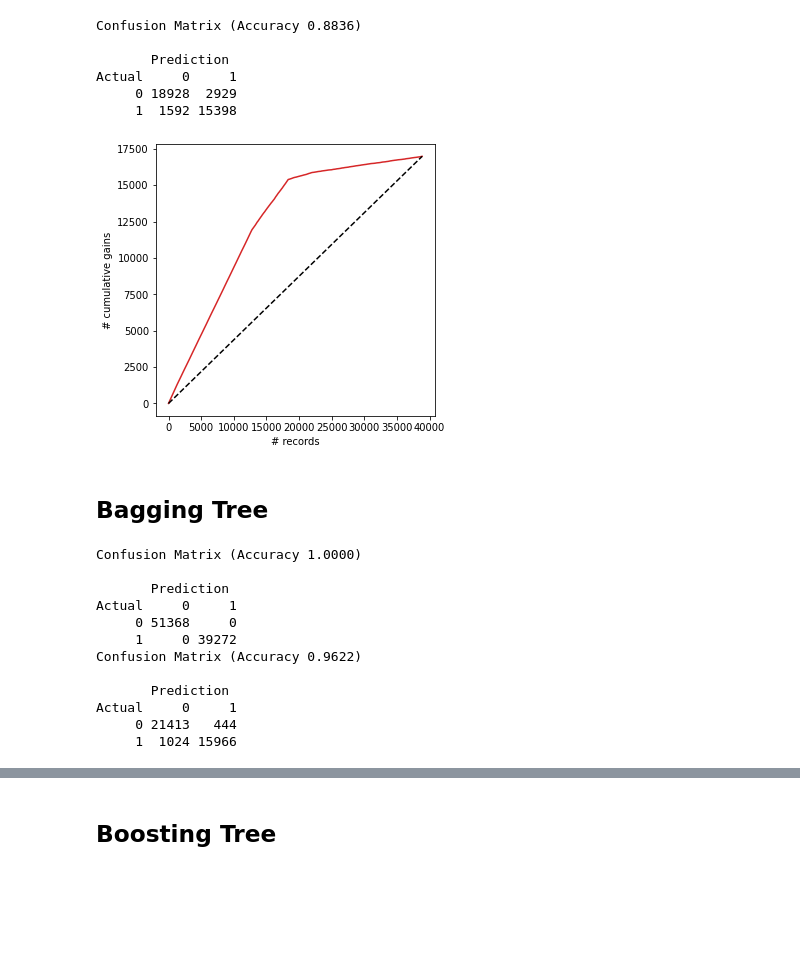
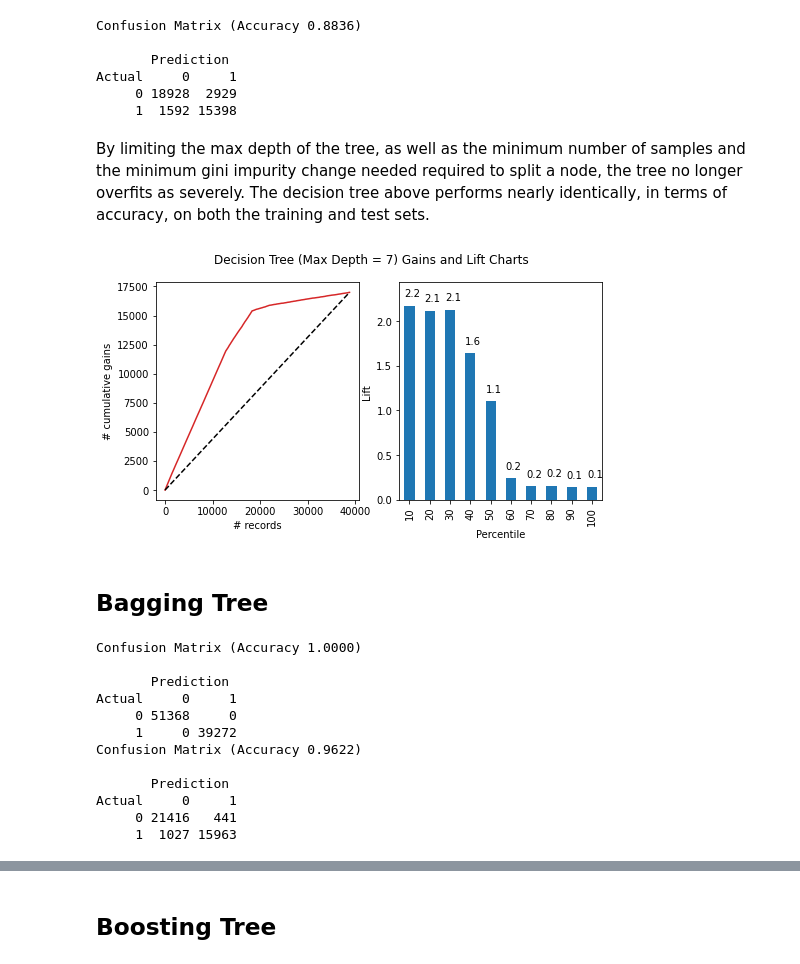
Before and after one commit to nlee98/ADS-505-Business-Analytics, a Jupyter notebook: ADS_505_Final_Project.ipynb, the cells around one changed output, grey strips where cells are left out. Drawn from its saved outputs; the diff is of its cells as text; code cells hidden in the pictures; blank space fills up the shorter version.

```diff
--- a/ADS_505_Final_Project.ipynb
+++ b/ADS_505_Final_Project.ipynb
@@ -857,31 +843,38 @@ Confusion Matrix (Accuracy 0.8836)
 Actual     0     1
      0 18928  2929
      1  1592 15398
+# %% [markdown]
+By limiting the max depth of the tree, as well as the minimum number of samples and the minimum gini impurity change needed required to split a node, the tree no longer overfits as severely. The decision tree above performs nearly identically, in terms of accuracy, on both the training and test sets.
 # %%
 DT_proba=smallClassTree.predict_proba(x_test_scaled)
-DT1=pd.DataFrame({'actual':y_test,
-                  'p(0)':[p[0] for p in DT_proba],
-                  'p(1)':[p[1] for p in DT_proba],
-                  'predicted':smallClassTree.predict(x_test_scaled)
+DT1=pd.DataFrame({"actual":y_test,
+                  "p(0)":[p[0] for p in DT_proba],
+                  "p(1)":[p[1] for p in DT_proba],
+                  "predicted":smallClassTree.predict(x_test_scaled)
 })
-DT1=DT1.sort_values(by=['p(1)'],ascending=False)
+DT1=DT1.sort_values(by=["p(1)"],ascending=False)
 
-ax=gainsChart(DT1.actual,label='Small Decision Tree',color='C3',figsize=[5,5])
+fig, axes = plt.subplots(nrows = 1, ncols = 2, figsize = (8,4))
+gainsChart(DT1.actual, label = "Small Decision Tree",
+           color="C3", ax = axes[0])
+liftChart(DT1.actual, title = False, ax = axes[1])
+fig.suptitle("Decision Tree (Max Depth = 7) Gains and Lift Charts")
+plt.show()
 # %% [output]
-[figure, old version]
+[figure, new version]
 # %% [markdown]
 ## Bagging Tree
 # %%
 bagging = BaggingClassifier(DecisionTreeClassifier(random_state = 1), n_estimators = 100, random_state = 1)
-bagging.fit(x_train, y_train)
+bagging.fit(x_train_scaled, y_train)
 
 classes = sorted(y_data.unique())
 
 # Training confusion matrix
-classificationSummary(y_train, bagging.predict(x_train), class_names = classes)
+classificationSummary(y_train, bagging.predict(x_train_scaled), class_names = classes)
 
 # Testing confusion matrix
-classificationSummary(y_test, bagging.predict(x_test), class_names = classes)
+classificationSummary(y_test, bagging.predict(x_test_scaled), class_names = classes)
 # %% [output]
 Confusion Matrix (Accuracy 1.0000)
 
@@ -893,5 +886,5 @@ Confusion Matrix (Accuracy 0.9622)
 
        Prediction
 Actual     0     1
-     0 21413   444
-     1  1024 15966
+     0 21416   441
+     1  1027 15963
```
Also changed, not shown: parts of 46 cells of this notebook.
